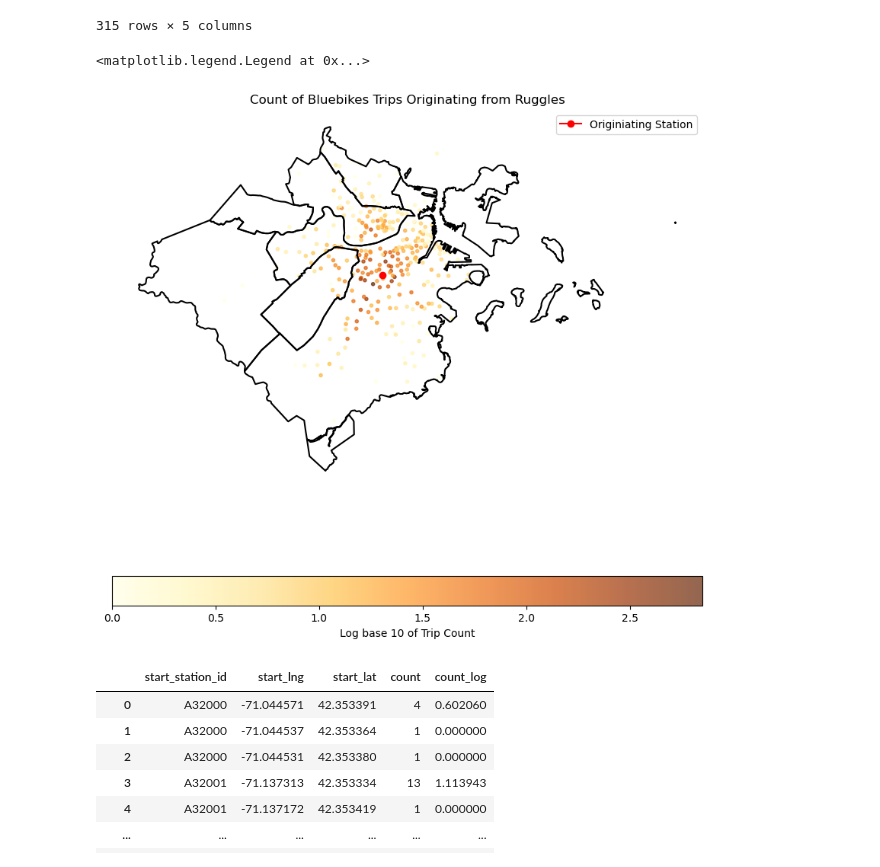
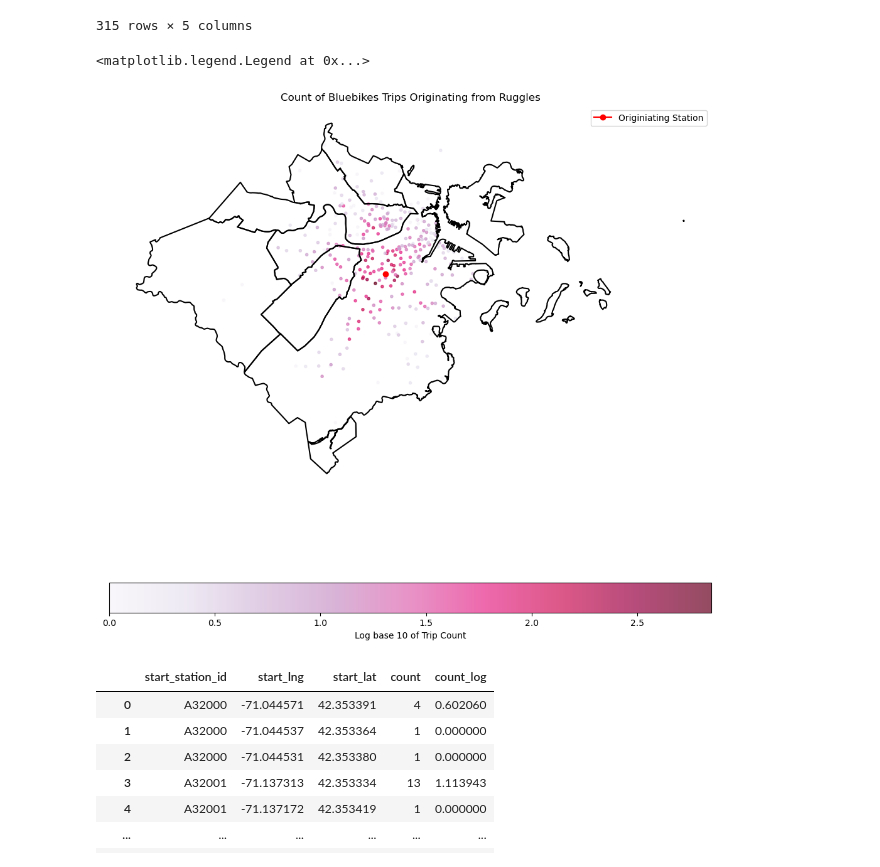
Before and after one commit to KenneDW/DS4200-Bike-Project, a Jupyter notebook: viz_experiments.ipynb, the cells around one changed output. Saved outputs shown, nothing was run; the diff lists cells and outputs as text; code cells hidden in the pictures.

```diff
--- a/viz_experiments.ipynb
+++ b/viz_experiments.ipynb
@@ -117,16 +117,17 @@ trips1
 # %%
 
 fig, ax = plt.subplots(figsize = (10, 10))
 map.boundary.plot(ax = ax, facecolor = "none", color = "black")
-s1 = ax.scatter(trips1["end_lng"], trips1["end_lat"], marker = ".", alpha = 0.7, c = trips1["count_log"], cmap = "YlOrBr")
+s1 = ax.scatter(trips1["end_lng"], trips1["end_lat"], marker = ".", alpha = 0.7, c = trips1["count_log"], cmap = "PuRd")
 ax.plot(start["Long"], start["Lat"], marker = "o", color = "red", label = "Originiating Station")
 plt.colorbar(s1, ax = ax, orientation = "horizontal", label = "Log base 10 of Trip Count")
 plt.axis("off")
 plt.title("Count of Bluebikes Trips Originating from Ruggles")
+plt.tight_layout()
 plt.legend()
 # %% [output]
 <matplotlib.legend.Legend at 0x...>
-[figure, old version]
+[figure, new version]
 # %%
 trips2 = data[data["end_station_name"] == "Ruggles T Stop - Columbus Ave at Melnea Cass Blvd"]
 trips2 = trips2.groupby(["start_station_id", "start_lng", "start_lat"]).size().reset_index(name="count")
```
Also changed, not shown: parts of 1 cell of this notebook.
